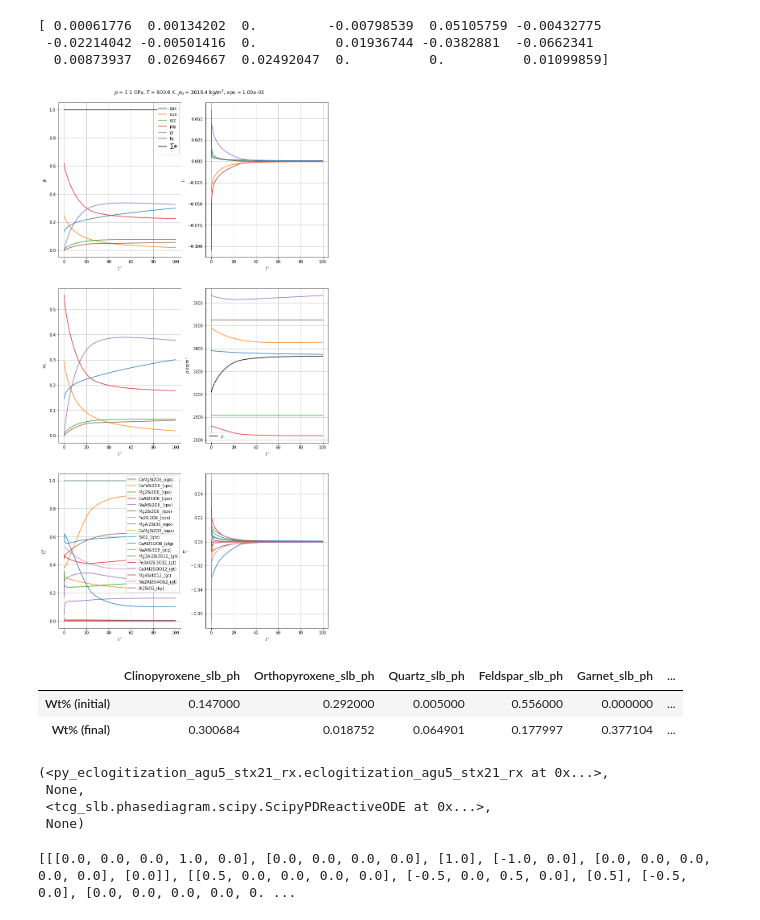
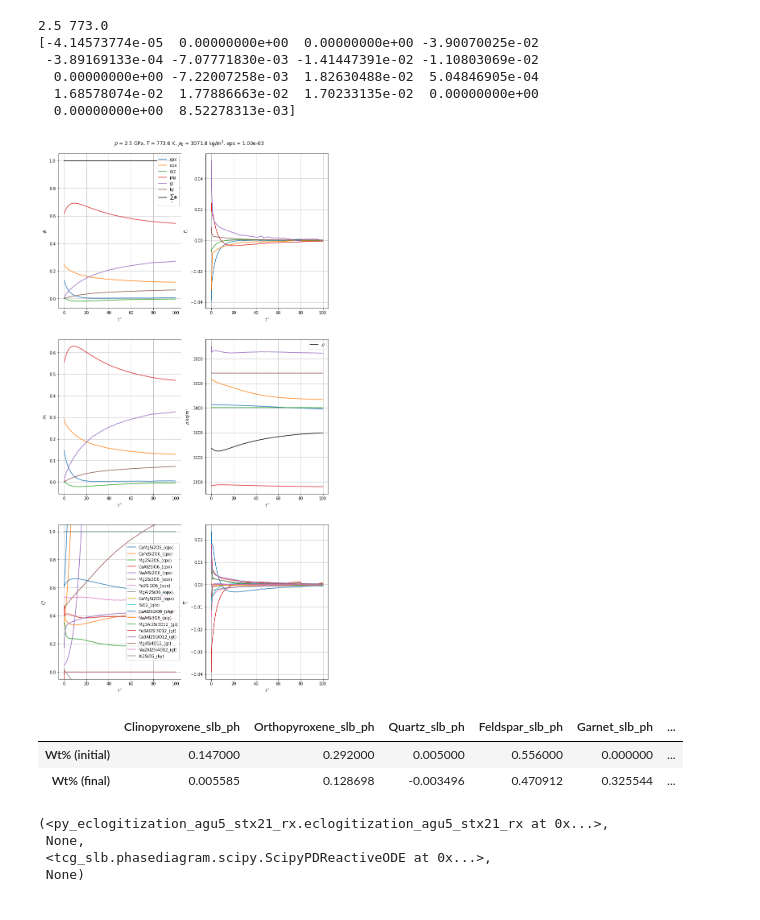
Before and after one commit to mitchellmcm27/tcg-ec, a Jupyter notebook: systems/ec/notebooks/eclogitization_hacker2015_md_xenolith.ipynb, the cells around one changed output. Drawn from its saved outputs; the diff is of its cells as text; code cells hidden in the pictures.

```diff
--- a/systems/ec/notebooks/eclogitization_hacker2015_md_xenolith.ipynb
+++ b/systems/ec/notebooks/eclogitization_hacker2015_md_xenolith.ipynb
@@ -89,26 +89,35 @@ Xik0[4][2] += g3
 Xik0[4][3] = 0.0
 Xik0[4][4] = 0.0
 # %%
+import numpy as np
+T_range = np.linspace(773,1273,50)
+P_range = np.linspace(2.5,0.5,50)
+P0=P_range[0]
+T0=T_range[0]
+print(P0,T0)
 model = EcModel(
     reference,
     "eclogitization_agu5_stx21_rx",
     mi0=mi0,
     Xik0=Xik0,
-    P0=1.1,
-    T0=800,
+    P0=P0,
+    T0=T0,
     nP=0,
     nT=0
 )
 
 model.run(reload=False,save=False,end_t=1e2,eps=1.e-3)
 # %% [output]
-[ 0.00061776  0.00134202  0.         -0.00798539  0.05105759 -0.00432775
- -0.02214042 -0.00501416  0.          0.01936744 -0.0382881  -0.0662341
-  0.00873937  0.02694667  0.02492047  0.          0.          0.01099859]
+2.5 773.0
+[-4.14573774e-05  0.00000000e+00  0.00000000e+00 -3.90070025e-02
+ -3.89169133e-04 -7.07771830e-03 -1.41447391e-02 -1.10803069e-02
+  0.00000000e+00 -7.22007258e-03  1.82630488e-02  5.04846905e-04
+  1.68578074e-02  1.77886663e-02  1.70233135e-02  0.00000000e+00
+  0.00000000e+00  8.52278313e-03]
-[figure, old version]
+[figure, new version]
 |  | Clinopyroxene_slb_ph | Orthopyroxene_slb_ph | Quartz_slb_ph | Feldspar_slb_ph | Garnet_slb_ph | ... |
 | Wt% (initial) | 0.147000 | 0.292000 | 0.005000 | 0.556000 | 0.000000 | ... |
-| Wt% (final) | 0.300684 | 0.018752 | 0.064901 | 0.177997 | 0.377104 | ... |
+| Wt% (final) | 0.005585 | 0.128698 | -0.003496 | 0.470912 | 0.325544 | ... |
 (<py_eclogitization_agu5_stx21_rx.eclogitization_agu5_stx21_rx at 0x...>,
  None,
  <tcg_slb.phasediagram.scipy.ScipyPDReactiveODE at 0x...>,
@@ -116,8 +125,6 @@ model.run(reload=False,save=False,end_t=1e2,eps=1.e-3)
 # %%
 nu = model.rxn.nu()
 print(nu)
-# %% [output]
-[[[0.0, 0.0, 0.0, 1.0, 0.0], [0.0, 0.0, 0.0, 0.0], [1.0], [-1.0, 0.0], [0.0, 0.0, 0.0, 0.0, 0.0], [0.0]], [[0.5, 0.0, 0.0, 0.0, 0.0], [-0.5, 0.0, 0.5, 0.0], [0.5], [-0.5, 0.0], [0.0, 0.0, 0.0, 0.0, 0. ...
 # %%
 model = EcModel(
     reference,
```
Also changed, not shown: parts of 2 cells of this notebook, 36 other files.
